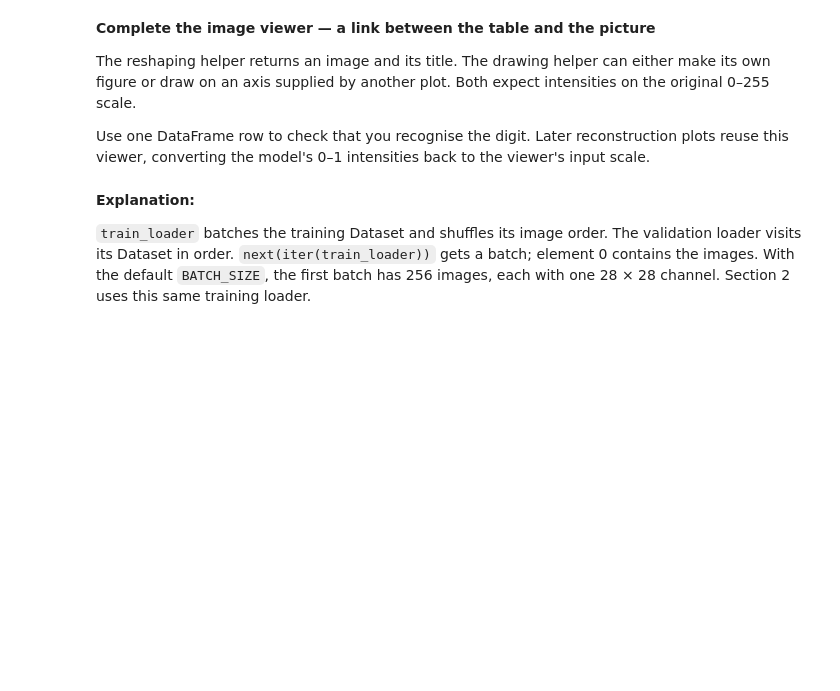
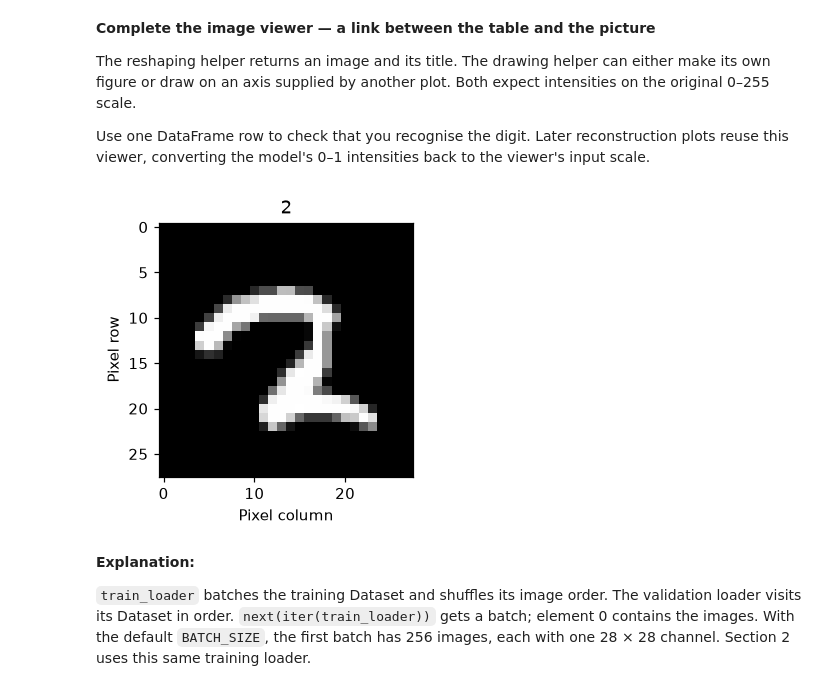
Before and after one commit to OlCrock/DAML, a Jupyter notebook: CP7/Week8_Workshop_Questions.ipynb, the cells around one changed output. Cells and saved outputs as stored; diff of their text form; code cells hidden in the pictures; blank space fills up the shorter version.

```diff
--- a/CP7/Week8_Workshop_Questions.ipynb
+++ b/CP7/Week8_Workshop_Questions.ipynb
@@ -181,14 +186,14 @@ test_pixels, test_categories = read_mnist_idx(disk_files["test_images"], disk_fi
 PIXEL_COLUMNS = [f"pixel_{i:03d}" for i in range(28 * 28)]
 
 # Make a table from the pixels, then add one category label for each row.
-official_training_frame = ## FINISH_ME ##
+official_training_frame = pd.DataFrame(training_pixels, columns=PIXEL_COLUMNS)
 official_training_frame["label"] = training_categories
-official_test_frame = ## FINISH_ME ##
-official_test_frame["label"] = ## FINISH_ME ##
+official_test_frame = pd.DataFrame(test_pixels, columns=PIXEL_COLUMNS)
+official_test_frame["label"] = test_categories
 
 print("Training table (rows, columns):", official_training_frame.shape)
 print("Test table (rows, columns):", official_test_frame.shape)
 
 # Display the first five rows, showing the first four pixel columns and the label column.
 
-## FINISH_ME ##
+print(official_training_frame.iloc[:5, :5].to_string(index=False))
@@ -226,12 +242,12 @@ randomness = torch.Generator().manual_seed(SEED)
 row_order = torch.randperm(len(official_training_frame), generator=randomness).tolist()
 
 # Select the first 50,000 rows for training and the remaining 10,000 for validation.
-train_indices =  ## FINISH_ME ##
-validation_indices = ## FINISH_ME ##
+train_indices = row_order[:50000]
+validation_indices = row_order[50000:60000]
 
 # .iloc selects rows by POSITION. Keep the official test data separate.
 train_frame = official_training_frame.iloc[train_indices]
-validation_frame = official_training_frame. ## FINISH_ME ##
+validation_frame = official_training_frame.iloc[validation_indices]
 test_frame = official_test_frame
 
 print("Training rows:", len(train_frame))
@@ -383,42 +418,43 @@ def reshape_to_image(data, row_index=0):
     # Check if input was a Pandas Series
     if isinstance(row, pd.Series):
         title = CLASS_NAMES[int(row["label"])] if "label" in row else f"DataFrame row {row.name}"
-        #
-        row = ## FINISH_ME ##
+        row = row[PIXEL_COLUMNS]
 
     # Check if input was a PyTorch Tensor
     if isinstance(row, torch.Tensor):
         # Hint: .detach() and .cpu() are needed to convert a tensor to a NumPy array.
-        row = ## FINISH_ME ##
+        row = row.detach().cpu().numpy()
 
     image = np.asarray(row, dtype=np.float32).reshape(28, 28)
 
     image = image / 255.0
     return image, title
 
 
 def show_mnist_row(data, row_index=0, ax=None, cmap="gray"):
     """Draw one image; pass ax to reuse this method inside a larger figure."""
     image, title = reshape_to_image(data, row_index=row_index)
 
     # True if the caller did not supply an axis; we will create our own figure and axis.
-    own_figure = ## FINISH_ME ##
+    own_figure = ax is None
 
     if own_figure:
         _, ax = plt.subplots(figsize=(3, 3))
 
     # Always show the image
     ax.imshow(image, cmap=cmap, vmin=0, vmax=1, interpolation="nearest")
 
     if own_figure:
         ax.set(title=title, xlabel="Pixel column", ylabel="Pixel row")
         plt.show()
     return image
 
 
 # Read the pixels directly from one DataFrame row.
 dataframe_image = show_mnist_row(train_frame, row_index=0)
 # A pixel-only Series also works: show_mnist_row(train_frame.iloc[0][PIXEL_COLUMNS])
+# %% [output]
+[figure, added]
 # %% [markdown]
 **Explanation:**
 
```
Also changed, not shown: parts of 47 cells of this notebook.
